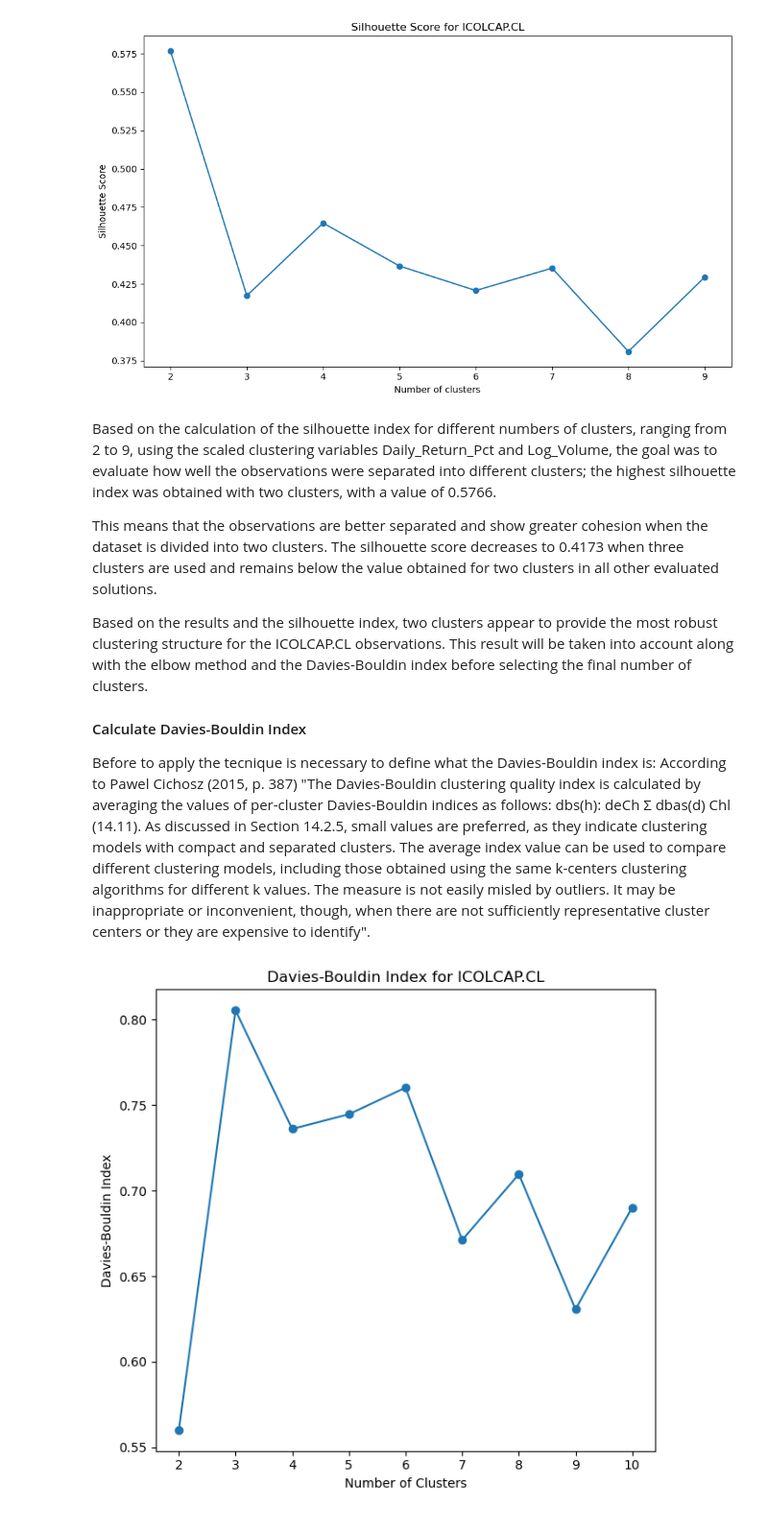
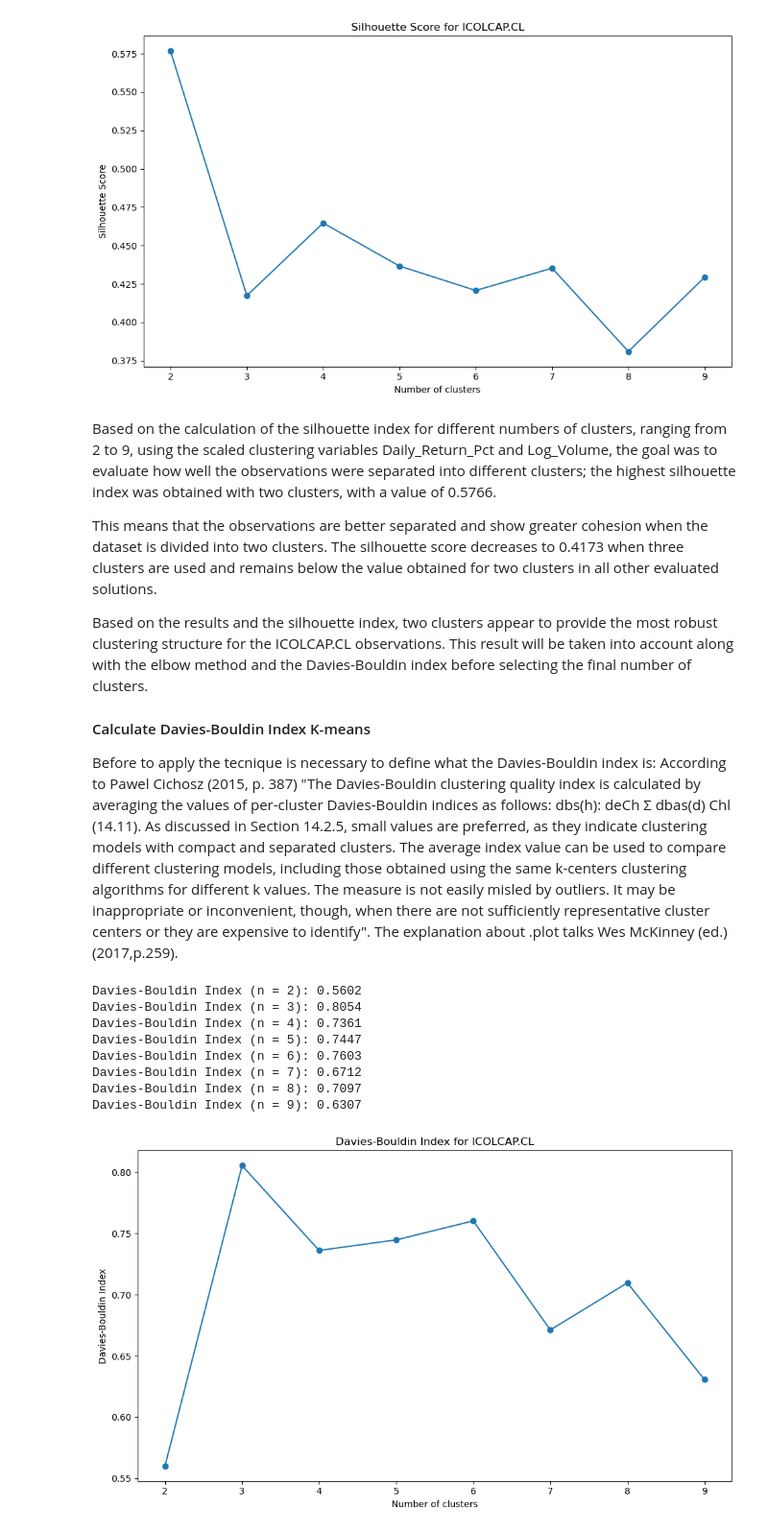
Before and after one commit to YuriBaquero2026/CA1MLB-2026234, a Jupyter notebook: Yuri_Baquero_CA1_MLB.ipynb, the cells around one changed output. Shown at 96% size. Saved outputs shown, nothing was run; the diff lists cells and outputs as text; code cells hidden in the pictures.

```diff
--- a/Yuri_Baquero_CA1_MLB.ipynb
+++ b/Yuri_Baquero_CA1_MLB.ipynb
@@ -954,42 +960,59 @@ This means that the observations are better separated and show greater cohesion
 
 Based on the results and the silhouette index, two clusters appear to provide the most robust clustering structure for the ICOLCAP.CL observations. This result will be taken into account along with the elbow method and the Davies-Bouldin index before selecting the final number of clusters.
 
-#### Calculate Davies-Bouldin Index
+#### Calculate Davies-Bouldin Index K-means
 
 Before to apply the tecnique is necessary to define what the Davies-Bouldin index is: According to Pawel Cichosz (2015, p. 387) "The Davies-Bouldin clustering quality index is calculated by averaging the values of per-cluster Davies-Bouldin indices as follows:
 dbs(h): deCh Σ dbas(d) Chl (14.11). As discussed in Section 14.2.5, small values are preferred, as they indicate clustering models with compact and separated clusters. The average index value can be used to compare different clustering models, including those obtained using the same k-centers clustering algorithms for different k values. The measure is not easily misled by outliers. It may be inappropriate or inconvenient, though, when there are not sufficiently representative cluster centers or they are expensive to identify".
+The explanation about .plot talks Wes McKinney (ed.) (2017,p.259).
 # %%
-# Function to perform K-means clustering and calculate Davies-Bouldin Index
+# Calculate Davies-Bouldin Index
 def perform_clustering(n_clusters, X_scaled):
+
     kmeans = KMeans(
         n_clusters=n_clusters,
         random_state=38
     )
     y_kmeans = kmeans.fit_predict(X_scaled)
-    db_index = davies_bouldin_score(X_scaled, y_kmeans)
+    db_index = davies_bouldin_score(
+        X_scaled,
+        y_kmeans
+    )
 
     return db_index
-
-# Vary the number of clusters and store metrics
-cluster_range = range(2, 11)
+# Test different numbers of clusters
+cluster_range = range(2, 10)
 db_scores = []
-
 for n_clusters in cluster_range:
-    db_index = perform_clustering(n_clusters, X_scaled)
+    db_index = perform_clustering(
+        n_clusters,
+        X_scaled
+    )
     db_scores.append(db_index)
-
+# Print the result for each number of clusters
+    print(f"Davies-Bouldin Index (n = {n_clusters}): {db_index:.4f}")
 # Plot the Davies-Bouldin Index
-plt.figure(figsize = (12, 6))
-plt.subplot(1, 2, 1)
-plt.plot(cluster_range, db_scores, marker = 'o')
-plt.title('Davies-Bouldin Index for ICOLCAP.CL')
-plt.xlabel('Number of Clusters')
-plt.ylabel('Davies-Bouldin Index')
-
+plt.figure(figsize=(10, 6))
+plt.plot(
+    cluster_range,
+    db_scores,
+    marker="o"
+)
+plt.title("Davies-Bouldin Index for ICOLCAP.CL")
+plt.xlabel("Number of clusters")
+plt.ylabel("Davies-Bouldin Index")
 plt.tight_layout()
 plt.show()
 # %% [output]
+Davies-Bouldin Index (n = 2): 0.5602
+Davies-Bouldin Index (n = 3): 0.8054
+Davies-Bouldin Index (n = 4): 0.7361
+Davies-Bouldin Index (n = 5): 0.7447
+Davies-Bouldin Index (n = 6): 0.7603
+Davies-Bouldin Index (n = 7): 0.6712
+Davies-Bouldin Index (n = 8): 0.7097
+Davies-Bouldin Index (n = 9): 0.6307
-[figure, old version]
+[figure, new version]
 # %% [markdown]
 According to the calculations performed, the Davies-Bouldin index for clustering solutions ranging from 2 to 10 clusters, using the scaled clustering variables Daily_Return_Pct and Log_Volume.
 
```
Also changed, not shown: parts of 49 cells of this notebook.
